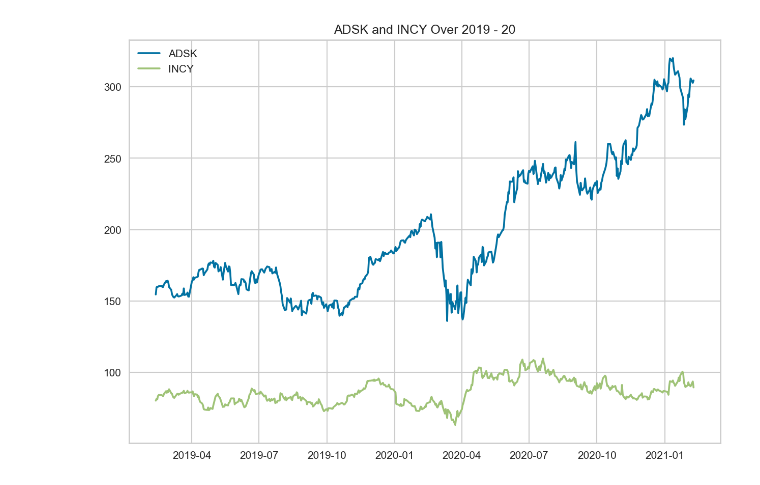
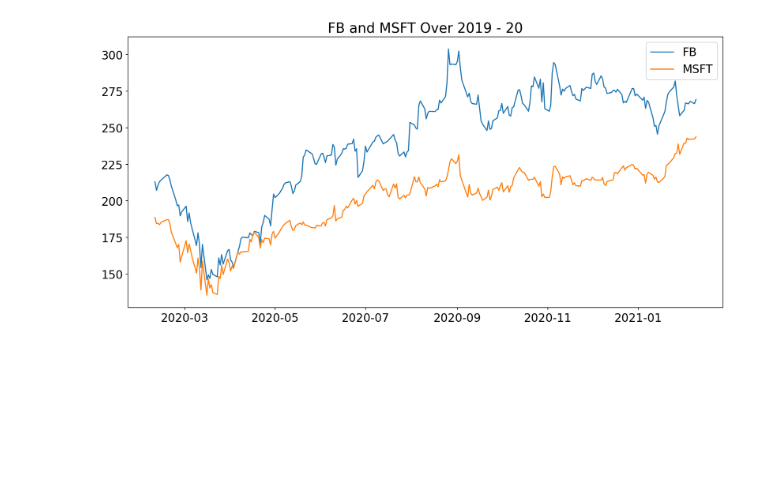
Before and after one commit to samdelaney42/Stat_Arb_with_K_Means, a Jupyter notebook: notebooks/stat_arb_backtest.ipynb, the cells around one changed output. Cells and saved outputs as stored; diff of their text form; code cells hidden in the pictures; blank space fills up the shorter version.

```diff
--- a/notebooks/stat_arb_backtest.ipynb
+++ b/notebooks/stat_arb_backtest.ipynb
@@ -10,7 +10,7 @@ from statsmodels.tsa.api import adfuller
 from sklearn.preprocessing import StandardScaler
 # %%
 # Modify some settings
-plt.rcParams['figure.figsize'] = (10, 7)
+plt.rcParams['figure.figsize'] = (15, 7)
 plt.rcParams['font.size'] = 16
 plt.rcParams['figure.dpi'] = 150
 
@@ -19,28 +19,28 @@ pd.options.display.max_columns = 15
 # %%
 data = pd.read_csv('~/k_means/Data/sp_financials.csv')
 data = data.drop(['SEC_Filings', 'Sector', 'Name'], axis=1)
 data = data.set_index('Symbol')
 data = data.fillna(0)
 features = data[['Price', 'Price/Earnings', 'Dividend_Yield', 'Earnings/Share',
        '52_Week_Low', '52_Week_High', 'Market_Cap', 'EBITDA', 'Price/Sales',
        'Price/Book']]
 
 data = StandardScaler().fit_transform(data)
 
-start = '2019-02-09'
+start = '2020-02-09'
 end = '2021-02-09'
-name_1 = "ADSK"
-name_2 = "INCY"
+name_1 = "FB"
+name_2 = "MSFT"
 s1 = pdr.get_data_yahoo(name_1, start, end)
 s2 = pdr.get_data_yahoo(name_2, start, end)
 
 plt.plot(s1['Close'],label=name_1)
 plt.plot(s2['Close'],label=name_2)
 plt.title(name_1 + ' and ' + name_2 + ' Over 2019 - 20')
 plt.legend(loc=0)
 plt.show()
 # %% [output]
-[figure, old version]
+[figure, new version]
 # %%
 class statarb(object):
     '''
```
Also changed, not shown: parts of 13 cells of this notebook.
